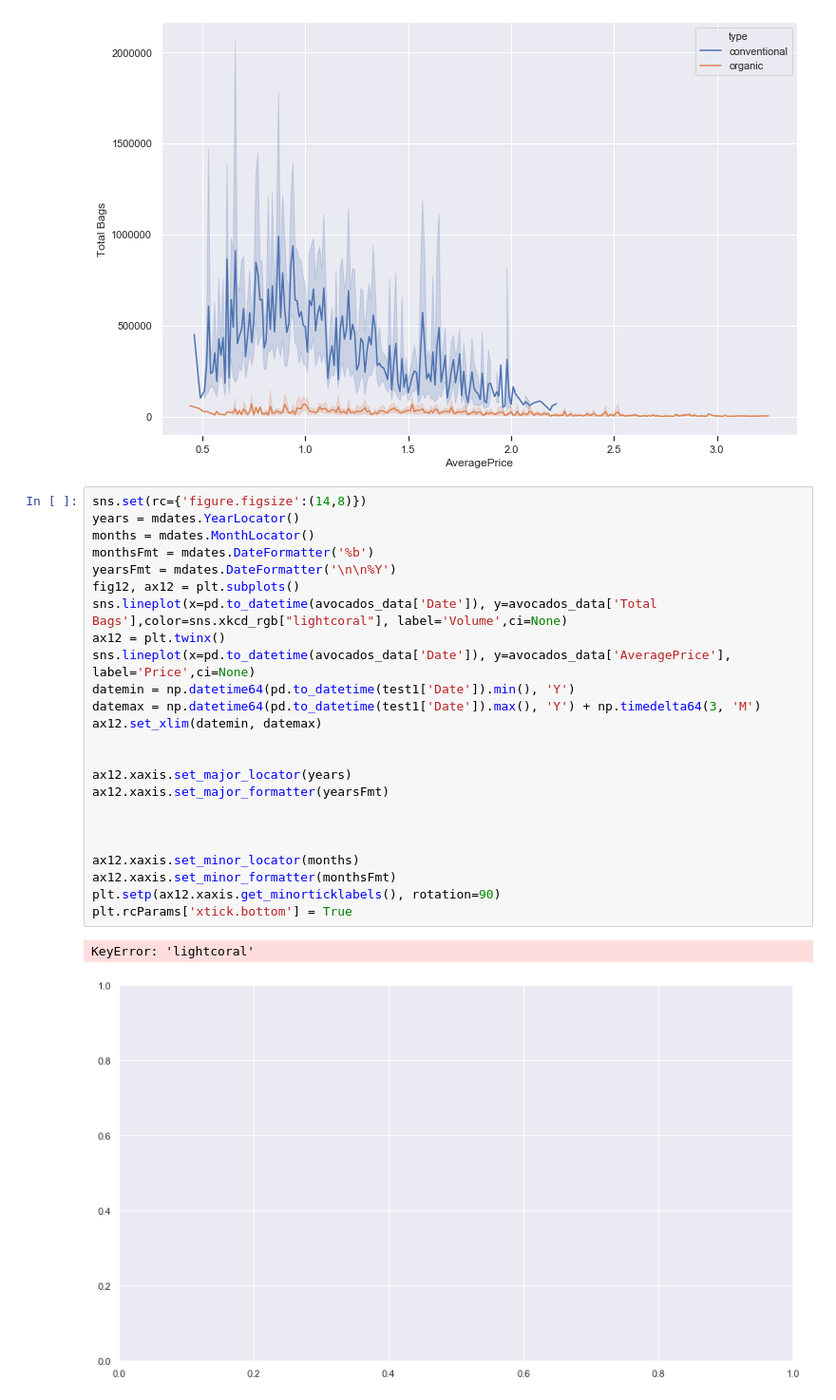
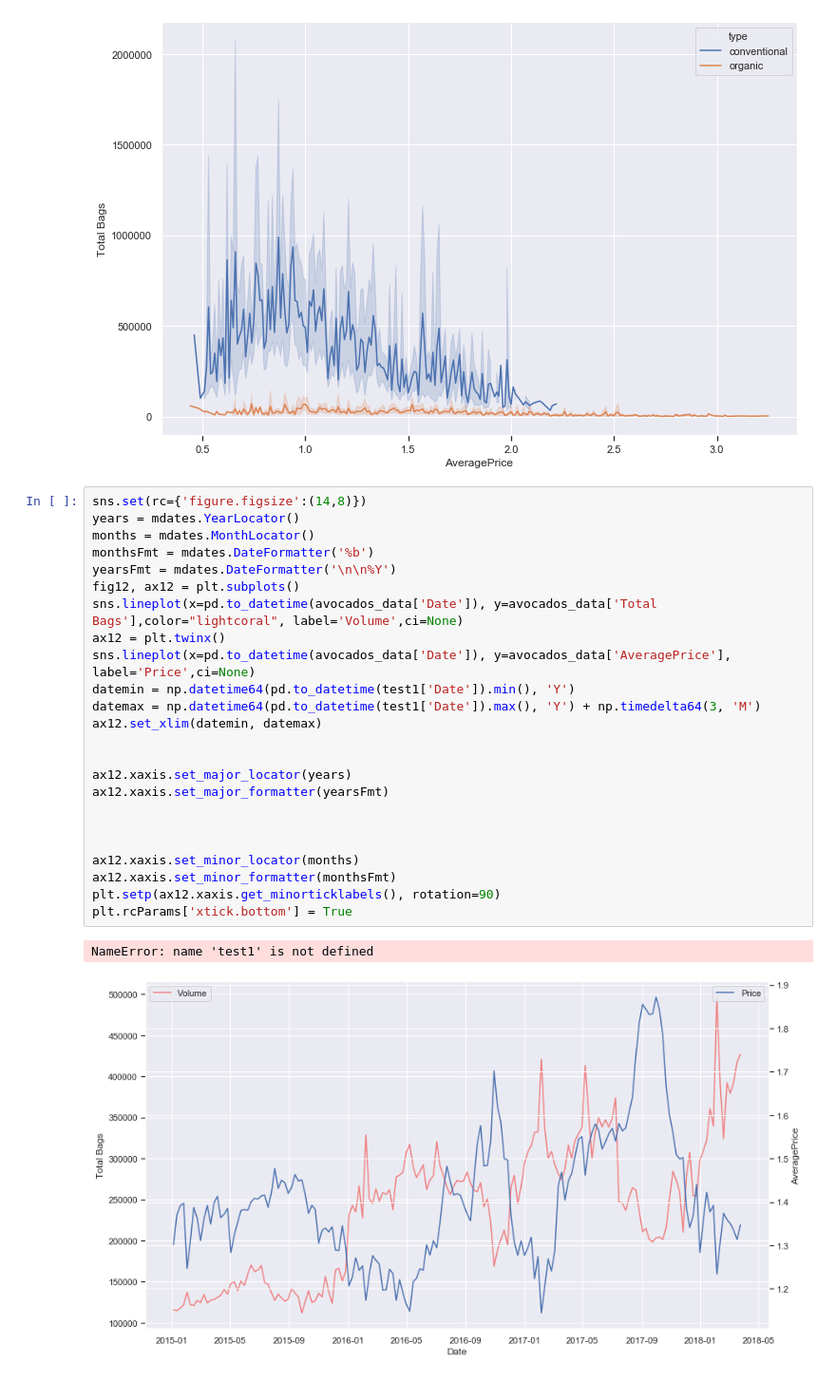
Before and after one commit to kurelaitisk/avocado-data, a Jupyter notebook: avocado.ipynb, the cells around one changed output. Shown: that part at 95% size. Drawn from its saved outputs; the diff is of its cells as text.

```diff
--- a/avocado.ipynb
+++ b/avocado.ipynb
@@ -241,30 +240,30 @@ sns.lineplot(x=avocados_data['AveragePrice'], y=avocados_data['Total Bags'], hue
 # %%
 sns.set(rc={'figure.figsize':(14,8)})
 years = mdates.YearLocator()
 months = mdates.MonthLocator()
 monthsFmt = mdates.DateFormatter('%b')
 yearsFmt = mdates.DateFormatter('\n\n%Y')
 fig12, ax12 = plt.subplots()
-sns.lineplot(x=pd.to_datetime(avocados_data['Date']), y=avocados_data['Total Bags'],color=sns.xkcd_rgb["lightcoral"], label='Volume',ci=None)
+sns.lineplot(x=pd.to_datetime(avocados_data['Date']), y=avocados_data['Total Bags'],color="lightcoral", label='Volume',ci=None)
 ax12 = plt.twinx()
 sns.lineplot(x=pd.to_datetime(avocados_data['Date']), y=avocados_data['AveragePrice'], label='Price',ci=None)
 datemin = np.datetime64(pd.to_datetime(test1['Date']).min(), 'Y')
 datemax = np.datetime64(pd.to_datetime(test1['Date']).max(), 'Y') + np.timedelta64(3, 'M')
 ax12.set_xlim(datemin, datemax)
 
 
 ax12.xaxis.set_major_locator(years)
 ax12.xaxis.set_major_formatter(yearsFmt)
 
 
 
 ax12.xaxis.set_minor_locator(months)
 ax12.xaxis.set_minor_formatter(monthsFmt)
 plt.setp(ax12.xaxis.get_minorticklabels(), rotation=90)
 plt.rcParams['xtick.bottom'] = True
 # %% [output]
-KeyError: 'lightcoral'
+NameError: name 'test1' is not defined
-[figure, old version]
+[figure, new version]
 # %%
 ax13=sns.lineplot(x=avocados_data['AveragePrice'], y=avocados_data['MostMoney'],color="orange", label='Most money spent',ci=None)
 ax13.set(xlabel='Average Price ,$', ylabel='Most money spend, $')
```
Also changed, not shown: parts of 2 cells of this notebook.
